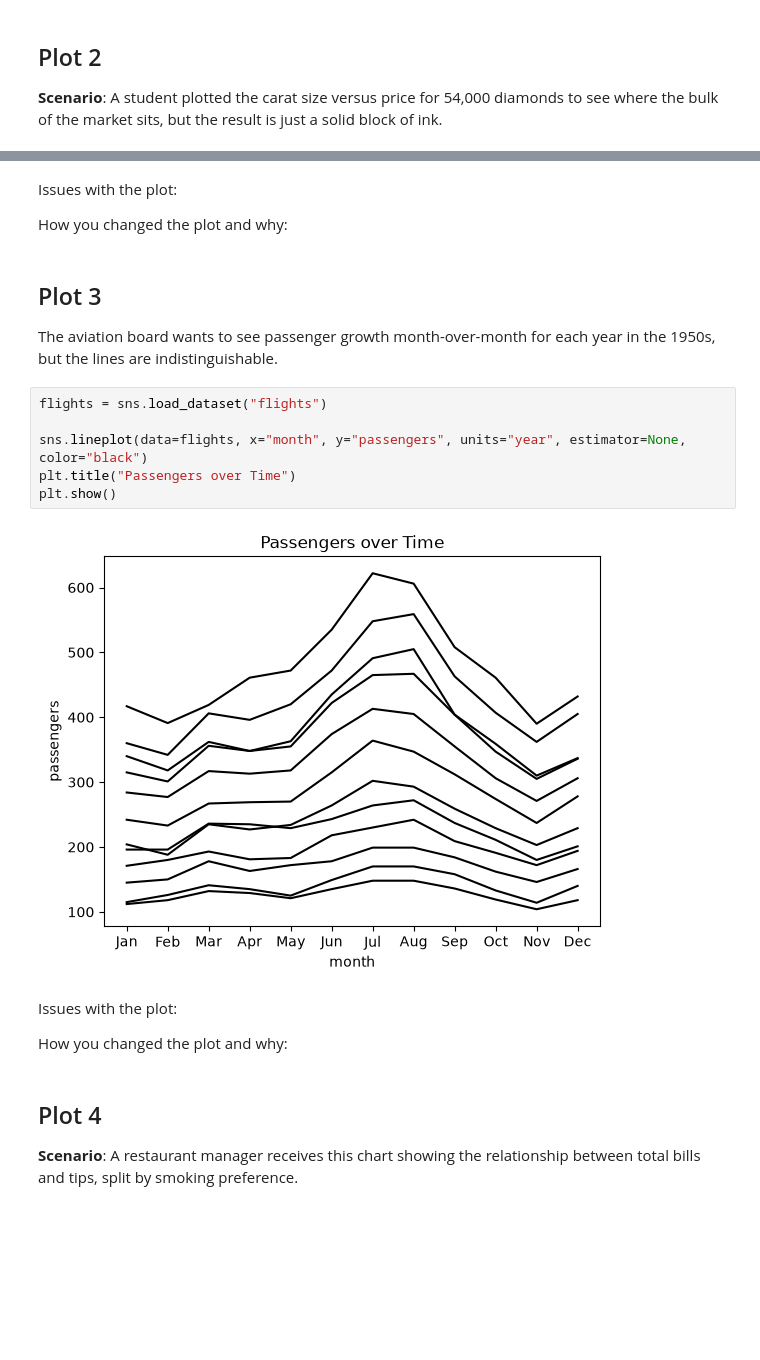
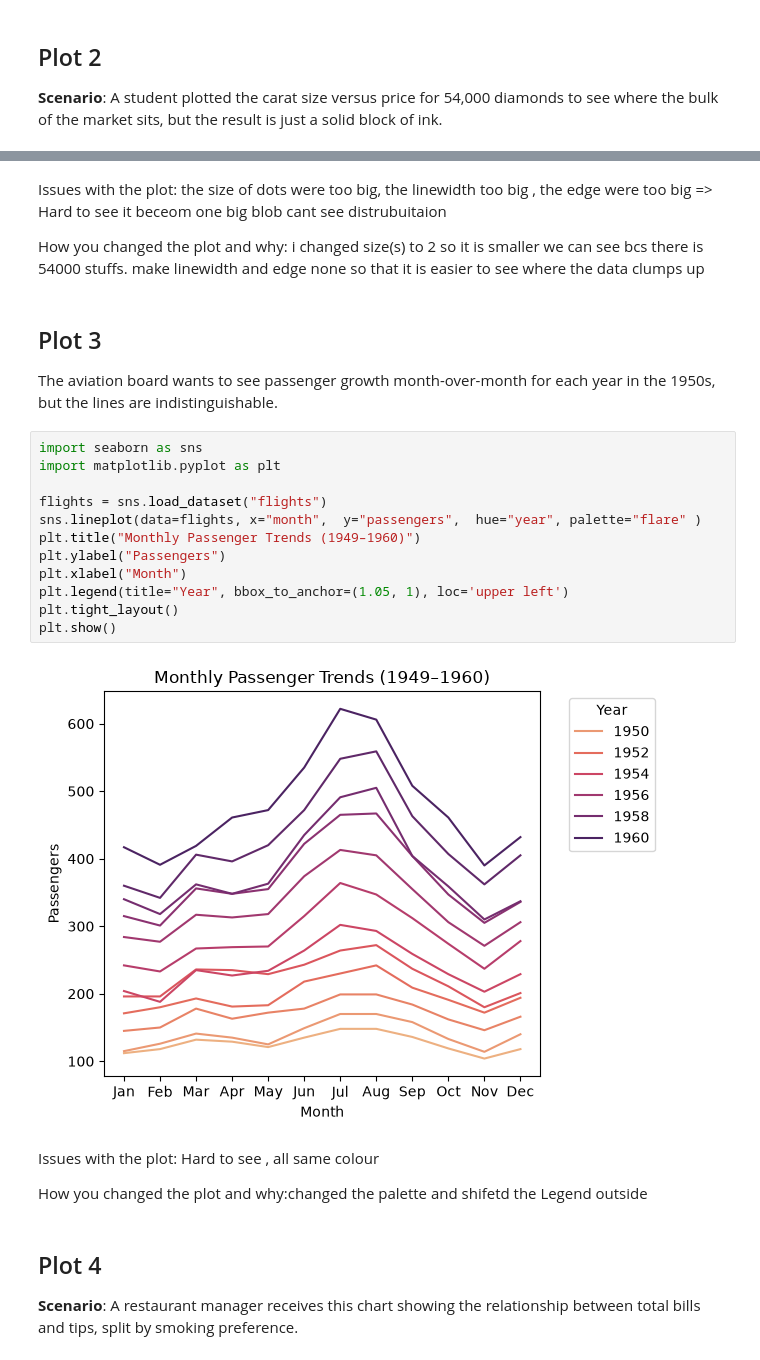
Before and after one commit to Ihatesnotsgobbler/cmpsc105-lab05, a Jupyter notebook: lab05.ipynb, the cells around one changed output, grey strips where cells are left out. Saved outputs shown, nothing was run; the diff lists cells and outputs as text; blank space fills up the shorter version.

```diff
--- a/lab05.ipynb
+++ b/lab05.ipynb
@@ -50,25 +60,31 @@ plt.show()
 # %% [markdown]
-Issues with the plot:
+Issues with the plot: the size of dots were too big, the linewidth too big  , the edge were too big => Hard to see it beceom one big blob cant see distrubuitaion
 
 
-How you changed the plot and why:
+How you changed the plot and why: i changed size(s) to 2 so it is smaller we can see bcs there is 54000 stuffs. make linewidth and edge none so that  it is easier to see where the data clumps up
 # %% [markdown]
 ## Plot 3
 
 The aviation board wants to see passenger growth month-over-month for each year in the 1950s, but the lines are indistinguishable.
 # %%
+import seaborn as sns
+import matplotlib.pyplot as plt
+
 flights = sns.load_dataset("flights")
-
-sns.lineplot(data=flights, x="month", y="passengers", units="year", estimator=None, color="black")
-plt.title("Passengers over Time")
+sns.lineplot(data=flights, x="month",  y="passengers",  hue="year", palette="flare" )
+plt.title("Monthly Passenger Trends (1949–1960)")
+plt.ylabel("Passengers")
+plt.xlabel("Month")
+plt.legend(title="Year", bbox_to_anchor=(1.05, 1), loc='upper left')
+plt.tight_layout()
 plt.show()
 # %% [output]
-[figure, old version]
+[figure, new version]
 # %% [markdown]
-Issues with the plot:
+Issues with the plot: Hard to see , all same colour
 
 
-How you changed the plot and why:
+How you changed the plot and why:changed the palette and shifetd the Legend outside
 # %% [markdown]
 ## Plot 4
 
```
Also changed, not shown: parts of 6 cells of this notebook.
